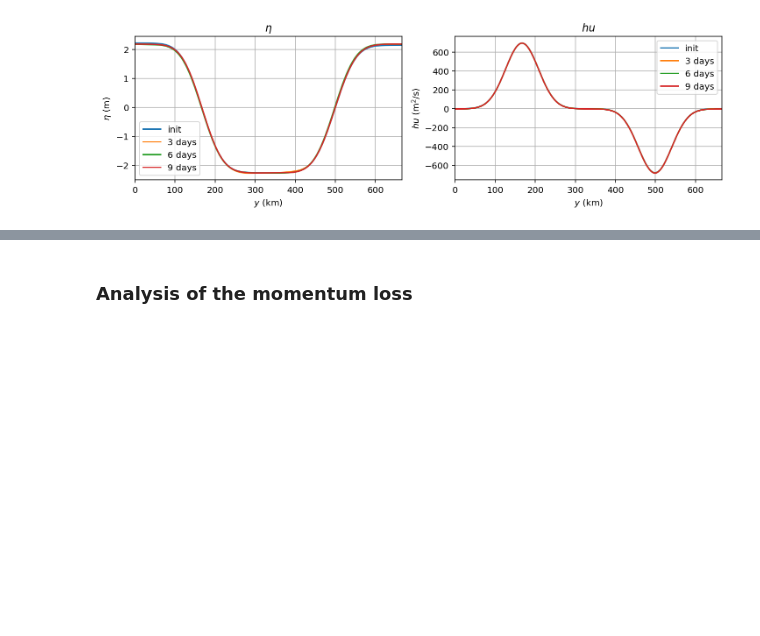
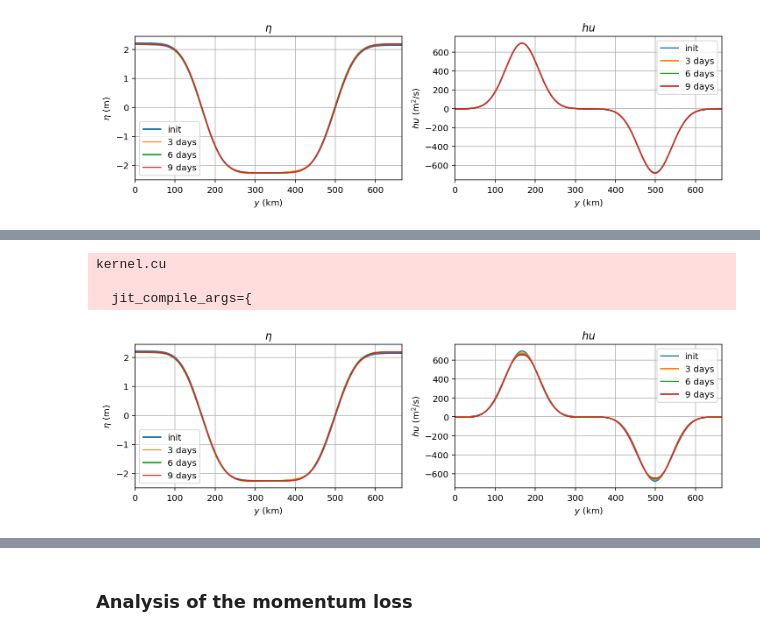
Before and after one commit to sintefmath/havvarsel-flux-investigations, a Jupyter notebook: DoubleJet.ipynb, the cells around one changed output, grey strips where cells are left out. Saved outputs shown, nothing was run; the diff lists cells and outputs as text; code cells hidden in the pictures; blank space fills up the shorter version.

```diff
--- a/DoubleJet.ipynb
+++ b/DoubleJet.ipynb
@@ -388,0 +399,8 @@ run_doublejet(su_sim2)
+# %%
+flux02_sim18 = CDKLM16.CDKLM16(**steadyStateCase_args, **steadyStateCase_init, flux_balancer=0.2, theta=1.8)
+run_doublejet(flux02_sim18)
+# %% [output]
+kernel.cu
+
+  jit_compile_args={
+[figure, added]
```
Also changed, not shown: parts of 6 cells of this notebook, 2 other files.
